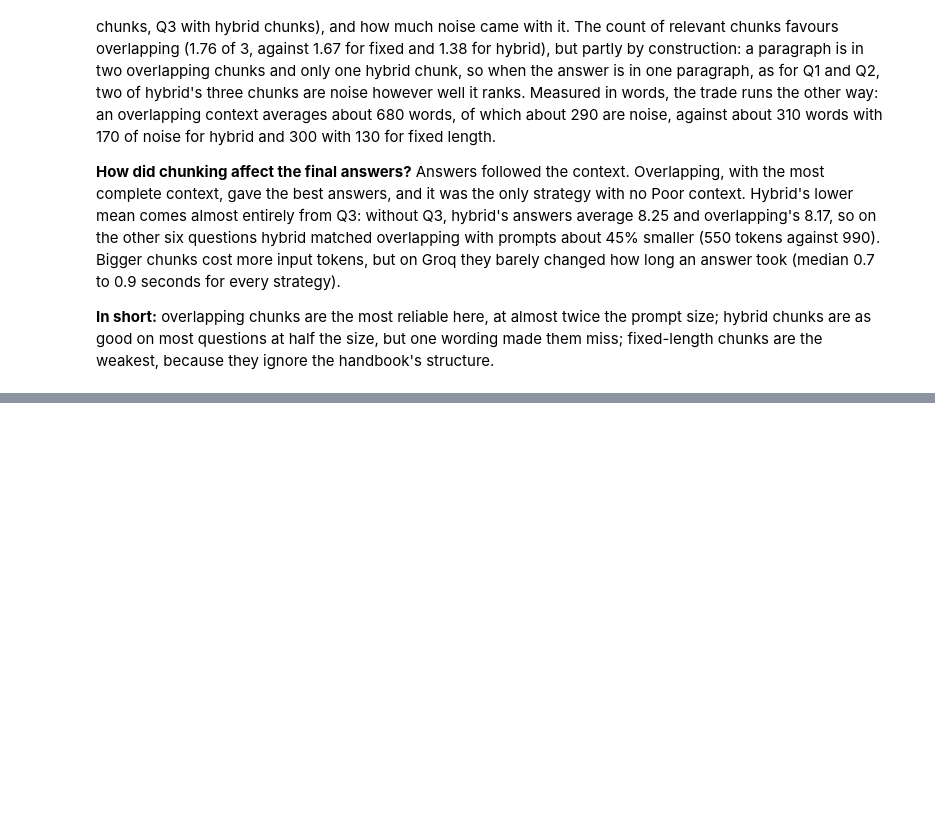
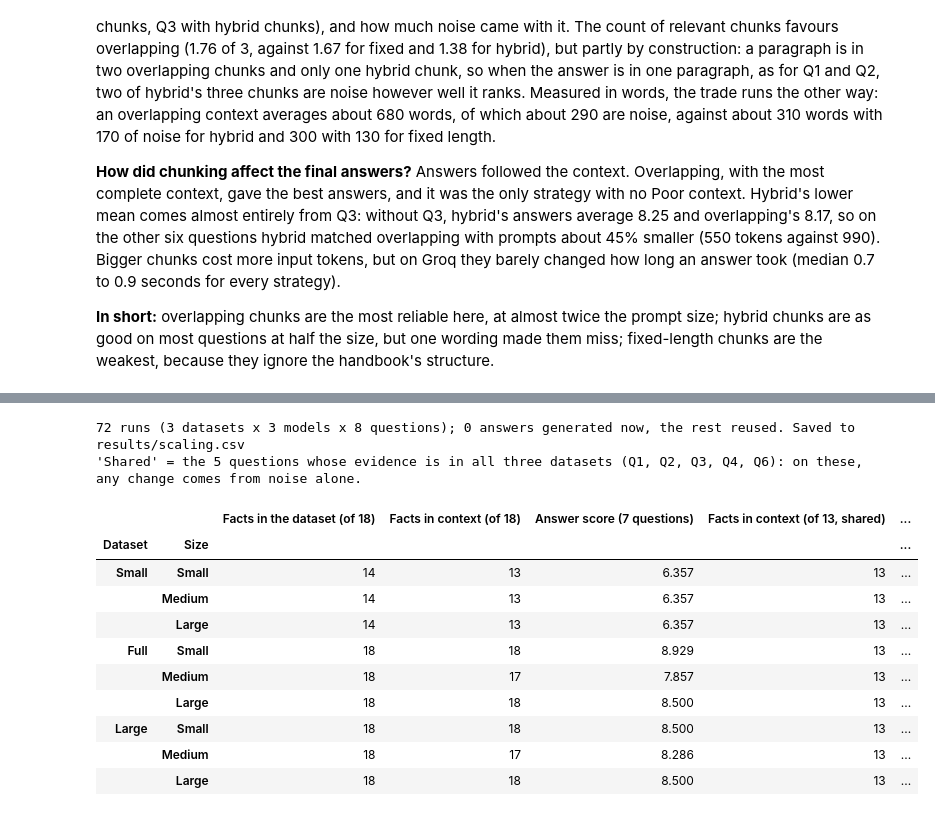
Before and after one commit to manojkmohan5/13_QuadConnect, a Jupyter notebook: rag/rag_system.ipynb, the cells around one changed output, grey strips where cells are left out. Saved outputs shown, nothing was run; the diff lists cells and outputs as text; code cells hidden in the pictures; blank space fills up the shorter version.

```diff
--- a/rag/rag_system.ipynb
+++ b/rag/rag_system.ipynb
@@ -1375,0 +1465,77 @@ because they ignore the handbook's structure.
+# %%
+SCALE_STORES = {(name, size): STORES[size, SCALE_STRATEGY] if name == "Full" else VectorStore(MODELS[size], chunks)
+                for name, chunks in SCALE_CHUNKS.items() for size in EMBEDDERS}
+longest = max(len(MODELS[size].tokenizer(text)["input_ids"]) for size in EMBEDDERS
+              for text in SCALE_CHUNKS["Large"]["Text"])
+require(longest <= 512, "a chunk of the large dataset would be cut off")
+
+
+def scale_run(name, size, test):
+    """One question on one dataset and model: facts found, noise, how close the nearest noise came, the answer."""
+    store, facts = SCALE_STORES[name, size], test["Facts"]
+    ranking = store.search(store.embed_query(test["Query"]), k=len(store.chunks))
+    holds = [[any(e in body for e in f["Evidence"]) for f in facts] for body in ranking["Body"]]
+    relevant = pd.Series([any(row) for row in holds], index=ranking.index)
+    top = ranking.head(TOP_K)
+    reply = generate(build_messages(test["Query"], top))
+    require(reply.get("answer") is not None, f"no saved answer for {test['Q']} on {name}/{size}: set GROQ_API_KEY")
+    stated, declined, invented, score = score_answer(test, reply["answer"])
+    return {"Dataset": name, "Size": size, "Q": test["Q"], "Facts": len(facts),
+            "Facts in dataset": sum(any(row[i] for row in holds) for i in range(len(facts))),
+            "Facts in context": sum(any(row[i] for row in holds[:TOP_K]) for i in range(len(facts))),
+            "Noise chunks": int((~relevant.head(TOP_K)).sum()),
+            "Guide chunks": int(top["Paragraphs"].map(lambda ps: ps[0].startswith("G")).sum()),
+            "First relevant rank": next((r for r, rel in enumerate(relevant, start=1) if rel), None),
+            "Best relevant score": ranking.loc[relevant, "Score"].max() if relevant.any() else None,
+            "Best noise score": ranking.loc[~relevant, "Score"].max(),
+            "Nearest noise": "{} ({})".format(*ranking.loc[~relevant].iloc[0][["Chunk", "Paragraphs"]].pipe(
+                lambda r: (r["Chunk"], " ".join(r["Paragraphs"])))),
+            "Retrieved": ", ".join(f"{c} ({' '.join(ps)})" for c, ps in zip(top["Chunk"], top["Paragraphs"],
+                                                                            strict=True)),
+            "Answer score": score, "Facts stated": sum(stated), "Declined": declined, "Answer": reply["answer"]}
+
+
+saved_before = len(CACHE)
+SCALING = pd.DataFrame([scale_run(name, size, test) for name in DATASETS for size in EMBEDDERS
+                        for test in SCALE_TESTS])
+SCALING["Margin"] = SCALING["Best relevant score"] - SCALING["Best noise score"]
+SCALING.to_csv(RESULTS / "scaling.csv", index=False, lineterminator="\n")
+print(f"{len(SCALING)} runs (3 datasets x 3 models x 8 questions); {len(CACHE) - saved_before} answers generated "
+      "now, the rest reused. Saved to results/scaling.csv")
+
+answerable_scale = SCALING[SCALING["Facts"] > 0]
+covered = answerable_scale.groupby("Q", sort=False).apply(lambda g: (g["Facts in dataset"] == g["Facts"]).all())
+SHARED = list(covered[covered].index)  # questions whose every fact is in all three datasets: the pure noise effect
+shared = answerable_scale[answerable_scale["Q"].isin(SHARED)]
+n_shared = sum(len(t["Facts"]) for t in SCALE_TESTS if t["Q"] in SHARED)
+whole = answerable_scale.groupby(["Dataset", "Size"], sort=False)
+part = shared.groupby(["Dataset", "Size"], sort=False)
+q8 = SCALING[SCALING["Facts"] == 0].set_index(["Dataset", "Size"])
+SCALE_SUMMARY = pd.DataFrame({
+    f"Facts in the dataset (of {N_FACTS})": whole["Facts in dataset"].sum(),
+    f"Facts in context (of {N_FACTS})": whole["Facts in context"].sum(),
+    "Answer score (7 questions)": whole["Answer score"].mean(),
+    f"Facts in context (of {n_shared}, shared)": part["Facts in context"].sum(),
+    "Noise chunks (of 3, shared)": part["Noise chunks"].mean(),
+    "Guide chunks (of 3, shared)": part["Guide chunks"].mean(),
+    "Margin over the nearest noise (shared)": part["Margin"].mean(),
+    "Q8 declined": q8["Answer score"].eq(10).map({True: "yes", False: "no"}),
+    "Q8 top score": q8["Best noise score"]})
+print(f"'Shared' = the {len(SHARED)} questions whose evidence is in all three datasets ({', '.join(SHARED)}): "
+      "on these, any change comes from noise alone.")
+with pd.option_context("display.max_columns", None):
+    display(SCALE_SUMMARY.round(3))
+# %% [output]
+72 runs (3 datasets x 3 models x 8 questions); 0 answers generated now, the rest reused. Saved to results/scaling.csv
+'Shared' = the 5 questions whose evidence is in all three datasets (Q1, Q2, Q3, Q4, Q6): on these, any change comes from noise alone.
+|  |  | Facts in the dataset (of 18) | Facts in context (of 18) | Answer score (7 questions) | Facts in context (of 13, shared) | ... |
+| Dataset | Size |  |  |  |  | ... |
+| Small | Small | 14 | 13 | 6.357 | 13 | ... |
+|  | Medium | 14 | 13 | 6.357 | 13 | ... |
+|  | Large | 14 | 13 | 6.357 | 13 | ... |
+| Full | Small | 18 | 18 | 8.929 | 13 | ... |
+|  | Medium | 18 | 17 | 7.857 | 13 | ... |
+|  | Large | 18 | 18 | 8.500 | 13 | ... |
+| Large | Small | 18 | 18 | 8.500 | 13 | ... |
+|  | Medium | 18 | 17 | 8.286 | 13 | ... |
+|  | Large | 18 | 18 | 8.500 | 13 | ... |
```
Also changed, not shown: parts of 12 cells of this notebook, 7 other files.
